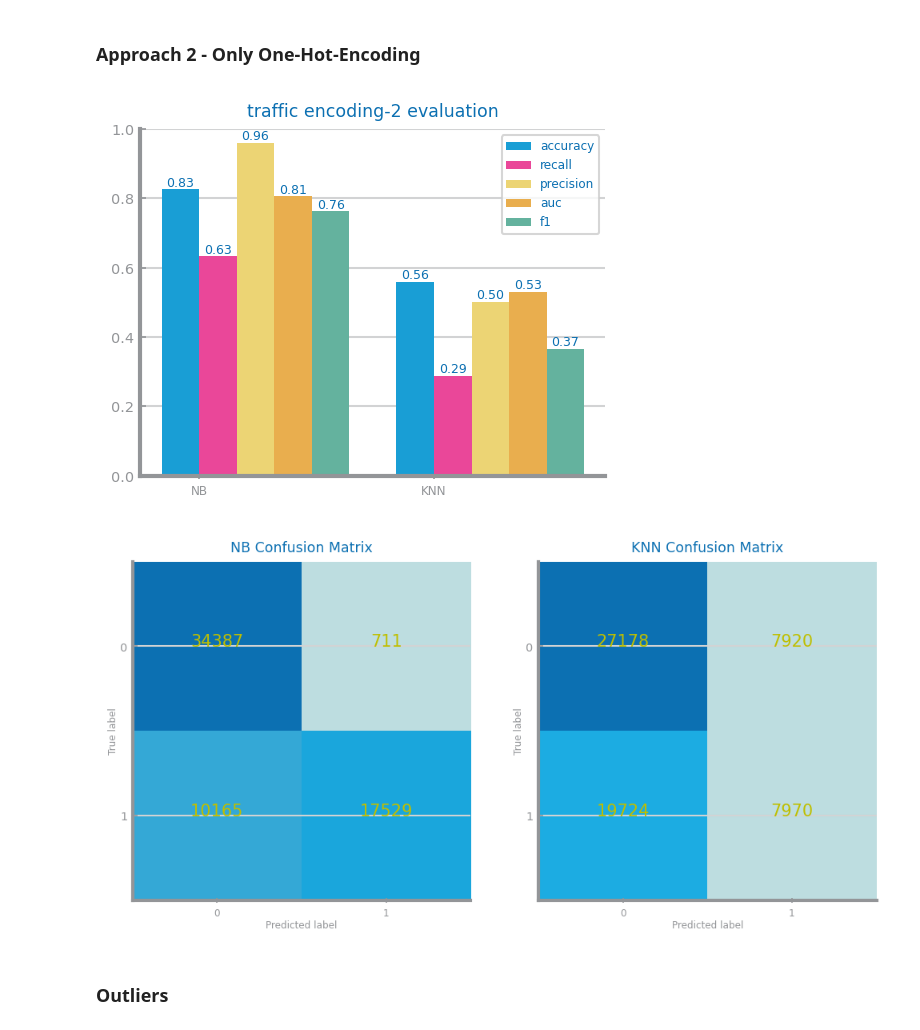
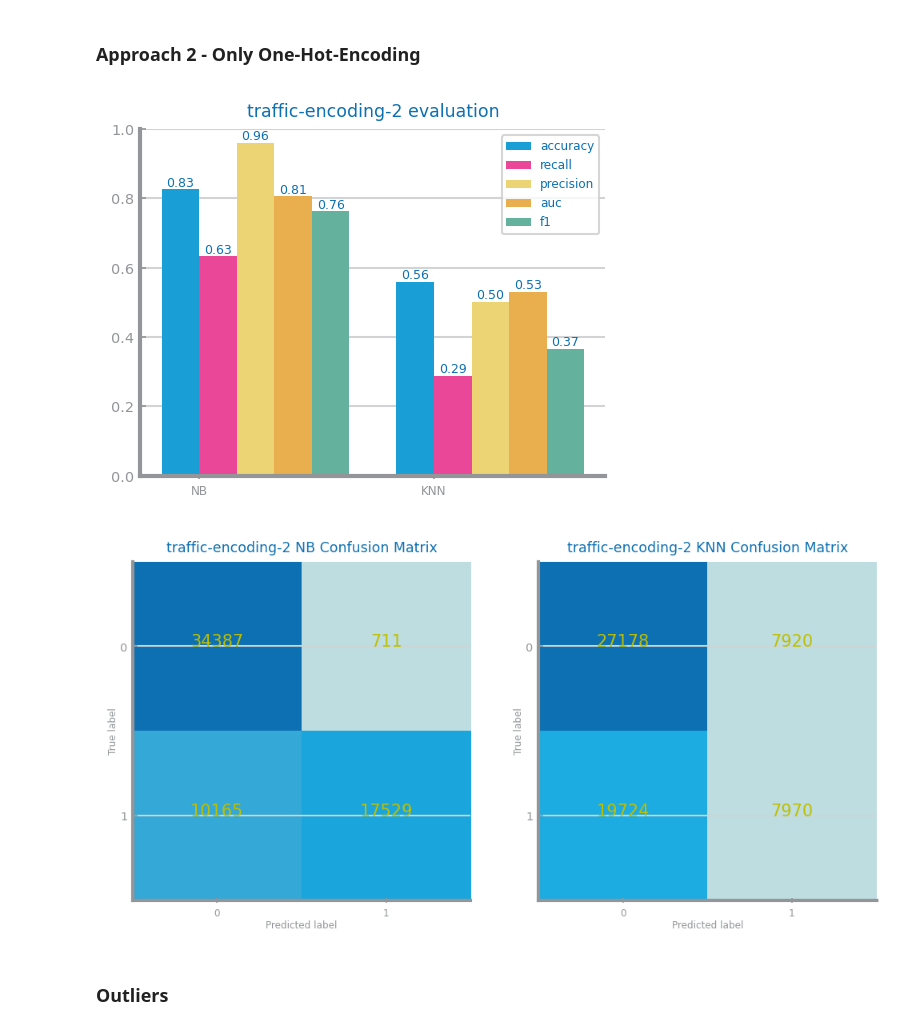
Before and after one commit to ch4uz/ds-project, a Jupyter notebook: classification/ds1_traffic_accidents/notebooks/ds1_lab3_preparation.ipynb, the cells around one changed output. Cells and saved outputs as stored; diff of their text form; code cells hidden in the pictures.

Commit message:
refactoring eval to also plot stuff

```diff
--- a/classification/ds1_traffic_accidents/notebooks/ds1_lab3_preparation.ipynb
+++ b/classification/ds1_traffic_accidents/notebooks/ds1_lab3_preparation.ipynb
@@ -48,6 +48,29 @@ def evaluate_approach(
         eval["confusion_matrix"] = [eval_NB["confusion_matrix"], eval_KNN["confusion_matrix"]]
 
     return eval
+
+def evaluate_and_plot(
+    df: DataFrame,
+    file_tag: str,
+    task: str,
+    approach: str,
+    target_name: str = "class"
+) -> None:
+    figure()
+    eval: dict[str, list] = evaluate_approach(data=df, target=target_name)
+    plot_multibar_chart(
+        ["NB", "KNN"], {k: v for k, v in eval.items() if k != "confusion_matrix"}, title=f"{file_tag}-{task}-{approach} evaluation", percentage=True
+    )
+    show()
+
+    fig, axs = subplots(1, 2, figsize=(2 * HEIGHT, HEIGHT))
+    labels = df[target_name].unique()
+    labels.sort()
+    plot_confusion_matrix(eval["confusion_matrix"][0], labels, ax=axs[0])
+    axs[0].set_title(f"{file_tag}-{task}-{approach} NB Confusion Matrix")
+    plot_confusion_matrix(eval["confusion_matrix"][1], labels, ax=axs[1])
+    axs[1].set_title(f"{file_tag}-{task}-{approach} KNN Confusion Matrix")
+    show()
 # %%
 filename = "../data/raw/traffic_accidents.csv"
 file_tag = "traffic"
@@ -164,35 +174,20 @@ show()
 # %%
 approach = "2"
 
 ordinal_vars = {
     "intersection_related_i": {"N": 0, "Y": 1},
     target_name: {"NO INJURY / DRIVE AWAY": 0, "INJURY AND / OR TOW DUE TO CRASH": 1 }
 }
 dummy_vars = [var for var in symbolic_vars if var not in ordinal_vars]
 
 data_enc2 = data.replace(ordinal_vars, inplace=False)
 data_enc2 = dummify(data_enc2, dummy_vars)
 
 data_enc2['crash_date'] = data_enc2['crash_date'].astype(int)
-
-figure()
-eval: dict[str, list] = evaluate_approach(data=data_enc2, target=target_name)
-plot_multibar_chart(
-    ["NB", "KNN"], {k: v for k, v in eval.items() if k != "confusion_matrix"}, title=f"{file_tag} {task}-{approach} evaluation", percentage=True
-)
-show()
-
-fig, axs = subplots(1, 2, figsize=(2 * HEIGHT, HEIGHT))
-labels = data_enc2[target_name].unique()
-labels.sort()
-plot_confusion_matrix(eval["confusion_matrix"][0], labels, ax=axs[0])
-axs[0].set_title("NB Confusion Matrix")
-plot_confusion_matrix(eval["confusion_matrix"][1], labels, ax=axs[1])
-axs[1].set_title("KNN Confusion Matrix")
-show()
+evaluate_and_plot(data_enc2, file_tag, task, approach, target_name)
 # %% [output]
 [figure]
-[figure, old version]
+[figure, new version]
 # %% [markdown]
 ### **Outliers** ###
 # %% [markdown]
```
Also changed, not shown: parts of 4 cells of this notebook.
